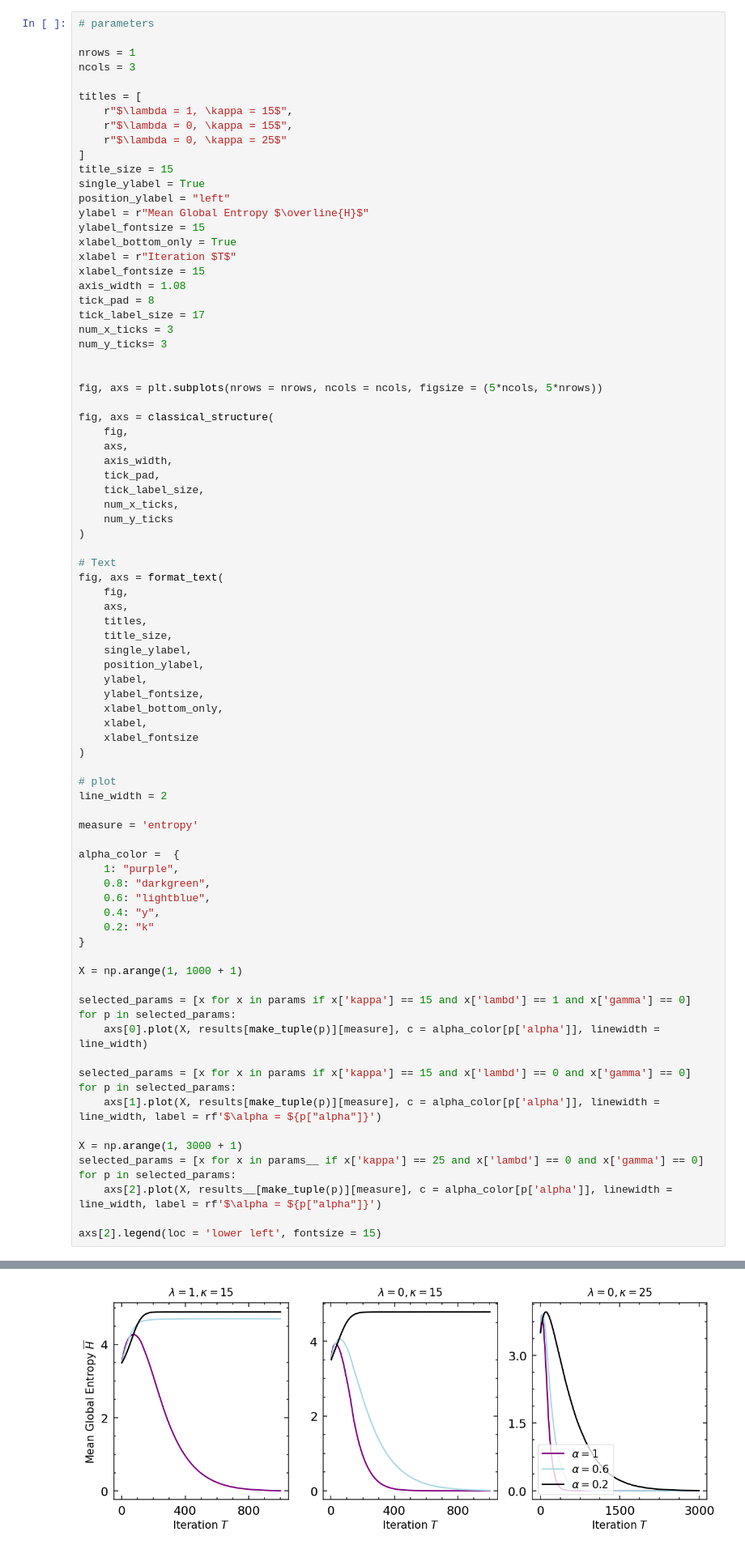
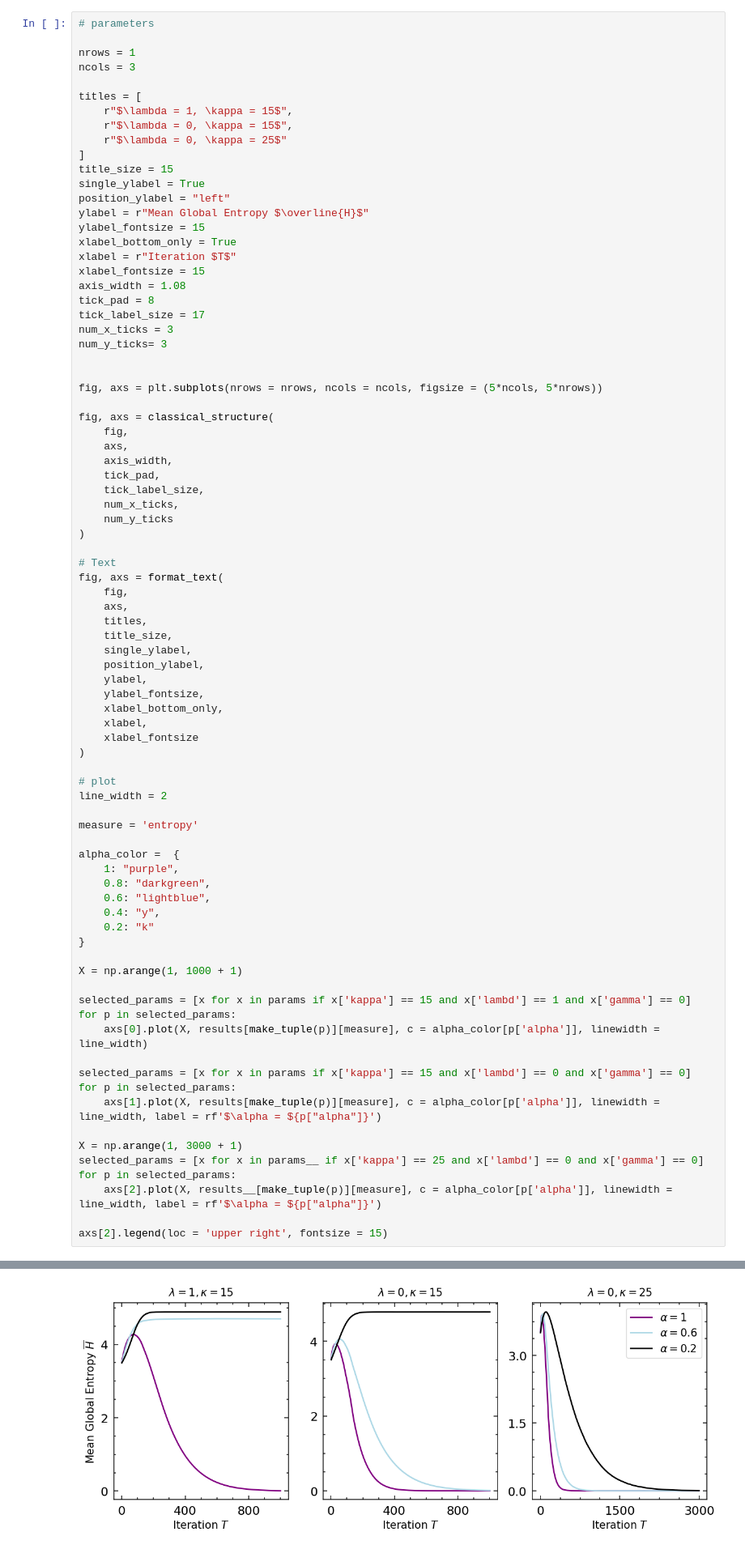
Before and after one commit to patrick-oliveira/EntropiaGrafos, a Jupyter notebook: notebooks/single_polarized_group.ipynb, the cells around one changed output, grey strips where cells are left out. Shown at 81% size. Saved outputs shown, nothing was run; the diff lists cells and outputs as text.

```diff
--- a/notebooks/single_polarized_group.ipynb
+++ b/notebooks/single_polarized_group.ipynb
@@ -160,35 +158,35 @@ fig, axs = format_text(
 # plot
 line_width = 2
 
 measure = 'entropy'
 
 alpha_color =  {
     1: "purple",
     0.8: "darkgreen",
     0.6: "lightblue",
     0.4: "y",
     0.2: "k"
 }
 
 X = np.arange(1, 1000 + 1)
 
 selected_params = [x for x in params if x['kappa'] == 15 and x['lambd'] == 1 and x['gamma'] == 0]
 for p in selected_params:
     axs[0].plot(X, results[make_tuple(p)][measure], c = alpha_color[p['alpha']], linewidth = line_width)
 
 selected_params = [x for x in params if x['kappa'] == 15 and x['lambd'] == 0 and x['gamma'] == 0]
 for p in selected_params:
     axs[1].plot(X, results[make_tuple(p)][measure], c = alpha_color[p['alpha']], linewidth = line_width, label = rf'$\alpha = ${p["alpha"]}')
 
 X = np.arange(1, 3000 + 1)
 selected_params = [x for x in params__ if x['kappa'] == 25 and x['lambd'] == 0 and x['gamma'] == 0]
 for p in selected_params:
     axs[2].plot(X, results__[make_tuple(p)][measure], c = alpha_color[p['alpha']], linewidth = line_width, label = rf'$\alpha = ${p["alpha"]}')
 
-axs[2].legend(loc = 'lower left', fontsize = 15)
+axs[2].legend(loc = 'upper right', fontsize = 15)
 # %% [output]
 <matplotlib.legend.Legend at 0x...>
-[figure, old version]
+[figure, new version]
 # %%
 # parameters
 
```
Also changed, not shown: parts of 1 cell of this notebook, 1 other file.
